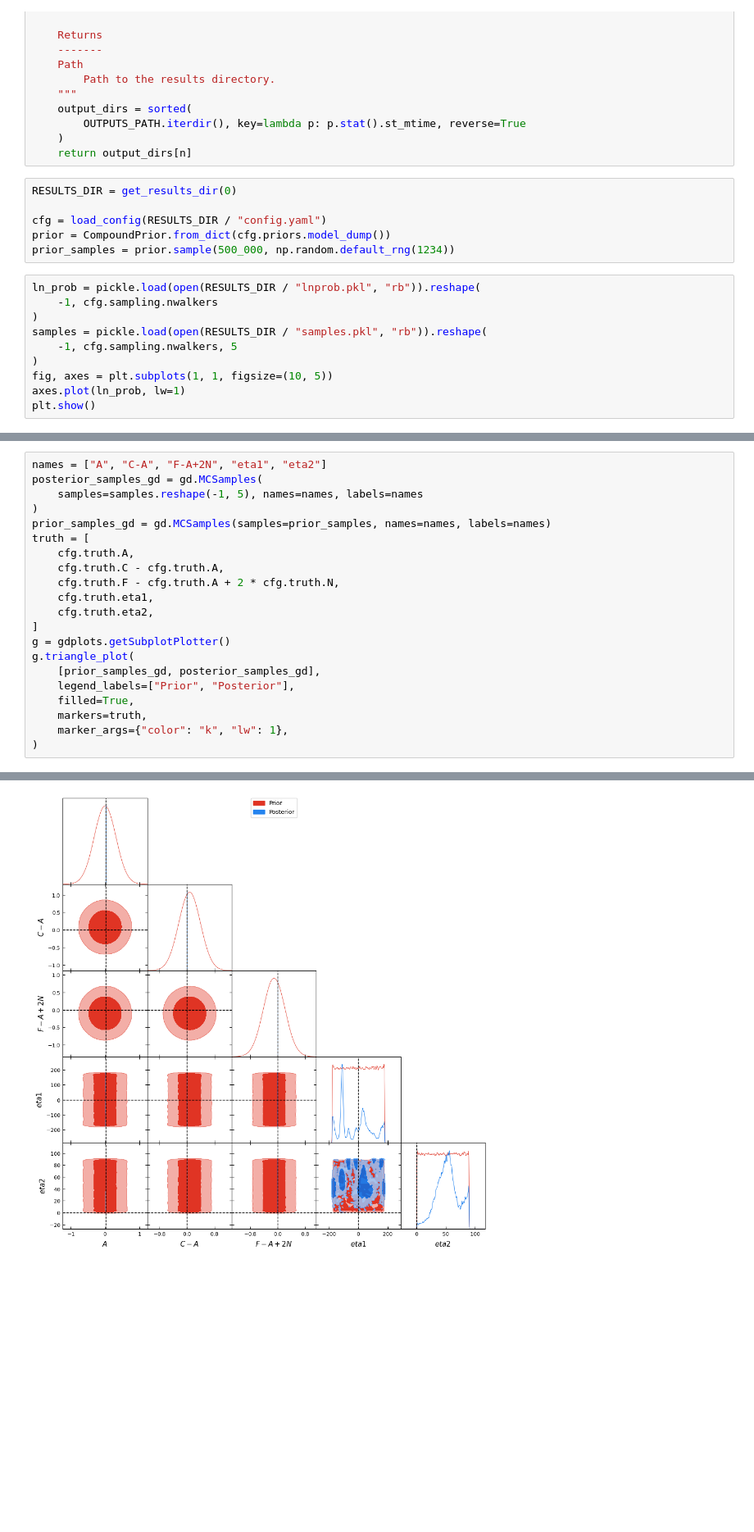
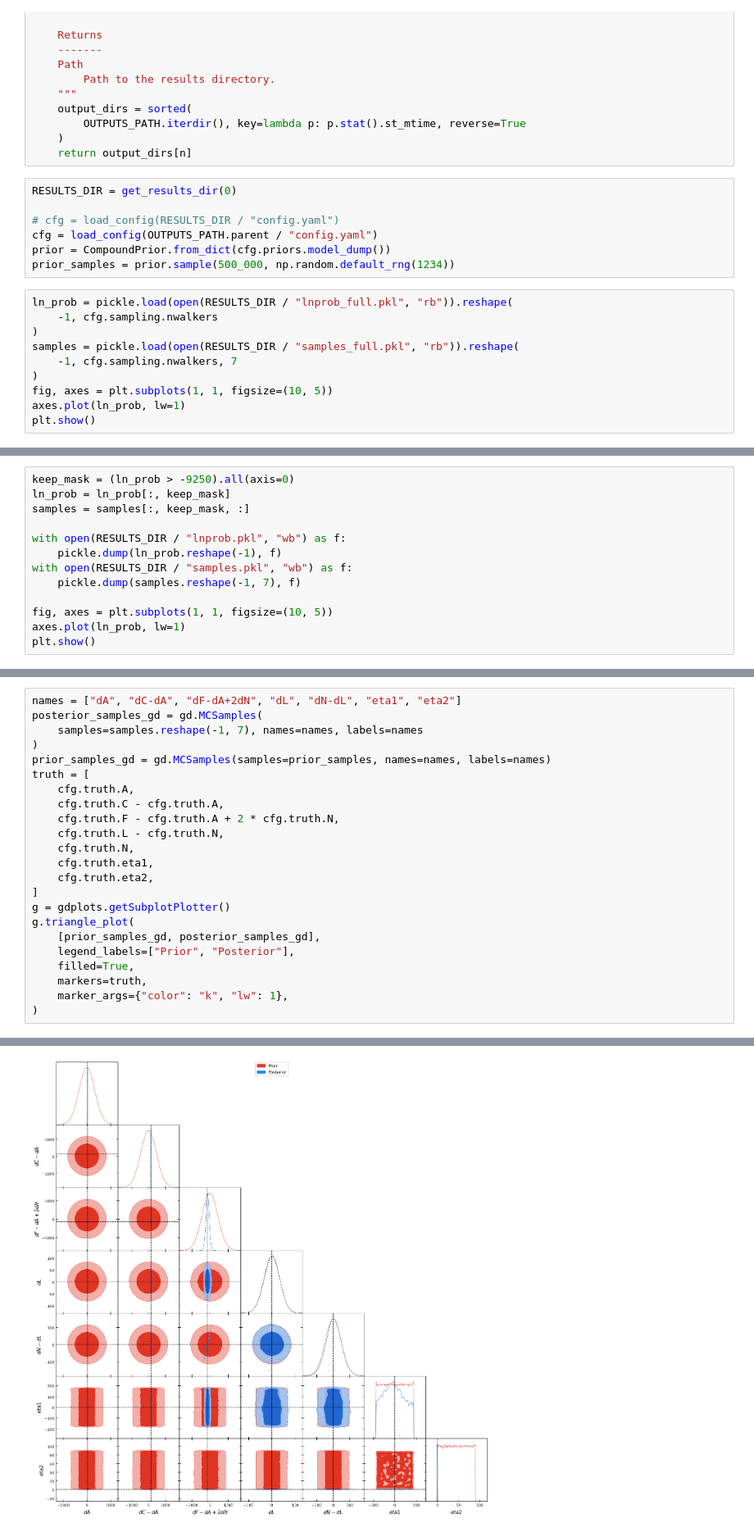
Before and after one commit to auggiemarignier/icanisddr, a Jupyter notebook: experiments/bulkic/notebooks/analyse_samples.ipynb, the cells around one changed output, grey strips where cells are left out. Shown at 82% size. Drawn from its saved outputs; the diff is of its cells as text; blank space fills up the shorter version.

```diff
--- a/experiments/bulkic/notebooks/analyse_samples.ipynb
+++ b/experiments/bulkic/notebooks/analyse_samples.ipynb
@@ -35,15 +35,16 @@ def get_results_dir(n: int = 0) -> Path:
 # %%
 RESULTS_DIR = get_results_dir(0)
 
-cfg = load_config(RESULTS_DIR / "config.yaml")
+# cfg = load_config(RESULTS_DIR / "config.yaml")
+cfg = load_config(OUTPUTS_PATH.parent / "config.yaml")
 prior = CompoundPrior.from_dict(cfg.priors.model_dump())
 prior_samples = prior.sample(500_000, np.random.default_rng(1234))
 # %%
-ln_prob = pickle.load(open(RESULTS_DIR / "lnprob.pkl", "rb")).reshape(
+ln_prob = pickle.load(open(RESULTS_DIR / "lnprob_full.pkl", "rb")).reshape(
     -1, cfg.sampling.nwalkers
 )
-samples = pickle.load(open(RESULTS_DIR / "samples.pkl", "rb")).reshape(
-    -1, cfg.sampling.nwalkers, 5
+samples = pickle.load(open(RESULTS_DIR / "samples_full.pkl", "rb")).reshape(
+    -1, cfg.sampling.nwalkers, 7
 )
 fig, axes = plt.subplots(1, 1, figsize=(10, 5))
 axes.plot(ln_prob, lw=1)
@@ -52,0 +54,13 @@ plt.show()
+# %%
+keep_mask = (ln_prob > -9250).all(axis=0)
+ln_prob = ln_prob[:, keep_mask]
+samples = samples[:, keep_mask, :]
+
+with open(RESULTS_DIR / "lnprob.pkl", "wb") as f:
+    pickle.dump(ln_prob.reshape(-1), f)
+with open(RESULTS_DIR / "samples.pkl", "wb") as f:
+    pickle.dump(samples.reshape(-1, 7), f)
+
+fig, axes = plt.subplots(1, 1, figsize=(10, 5))
+axes.plot(ln_prob, lw=1)
+plt.show()
@@ -53,13 +69,15 @@ plt.show()
 # %%
-names = ["A", "C-A", "F-A+2N", "eta1", "eta2"]
+names = ["dA", "dC-dA", "dF-dA+2dN", "dL", "dN-dL", "eta1", "eta2"]
 posterior_samples_gd = gd.MCSamples(
-    samples=samples.reshape(-1, 5), names=names, labels=names
+    samples=samples.reshape(-1, 7), names=names, labels=names
 )
 prior_samples_gd = gd.MCSamples(samples=prior_samples, names=names, labels=names)
 truth = [
     cfg.truth.A,
     cfg.truth.C - cfg.truth.A,
     cfg.truth.F - cfg.truth.A + 2 * cfg.truth.N,
+    cfg.truth.L - cfg.truth.N,
+    cfg.truth.N,
     cfg.truth.eta1,
     cfg.truth.eta2,
 ]
@@ -79,4 +95,4 @@ WARNING:root:fine_bins_2D not large enough for optimal density: F-A+2N, eta1
-[figure, old version]
+[figure, new version]
 # %%
 g.triangle_plot(
     [posterior_samples_gd],
```
Also changed, not shown: parts of 4 cells of this notebook, 7 other files.
